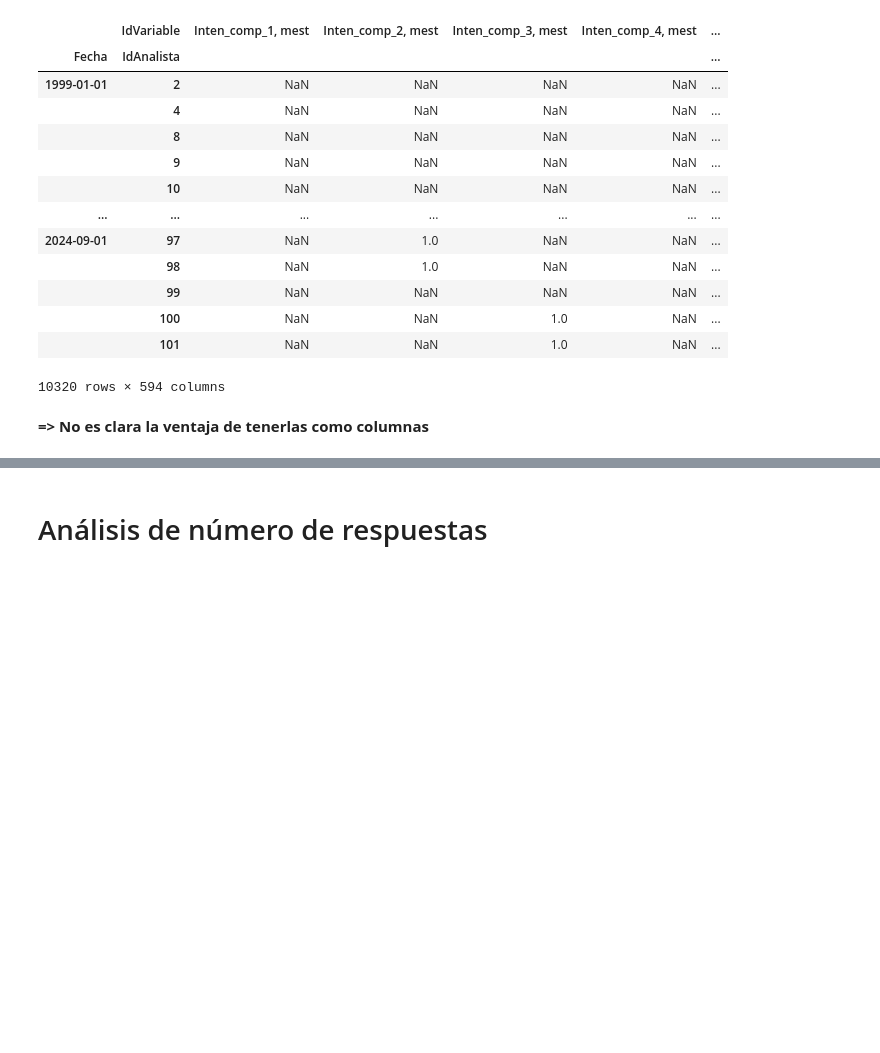
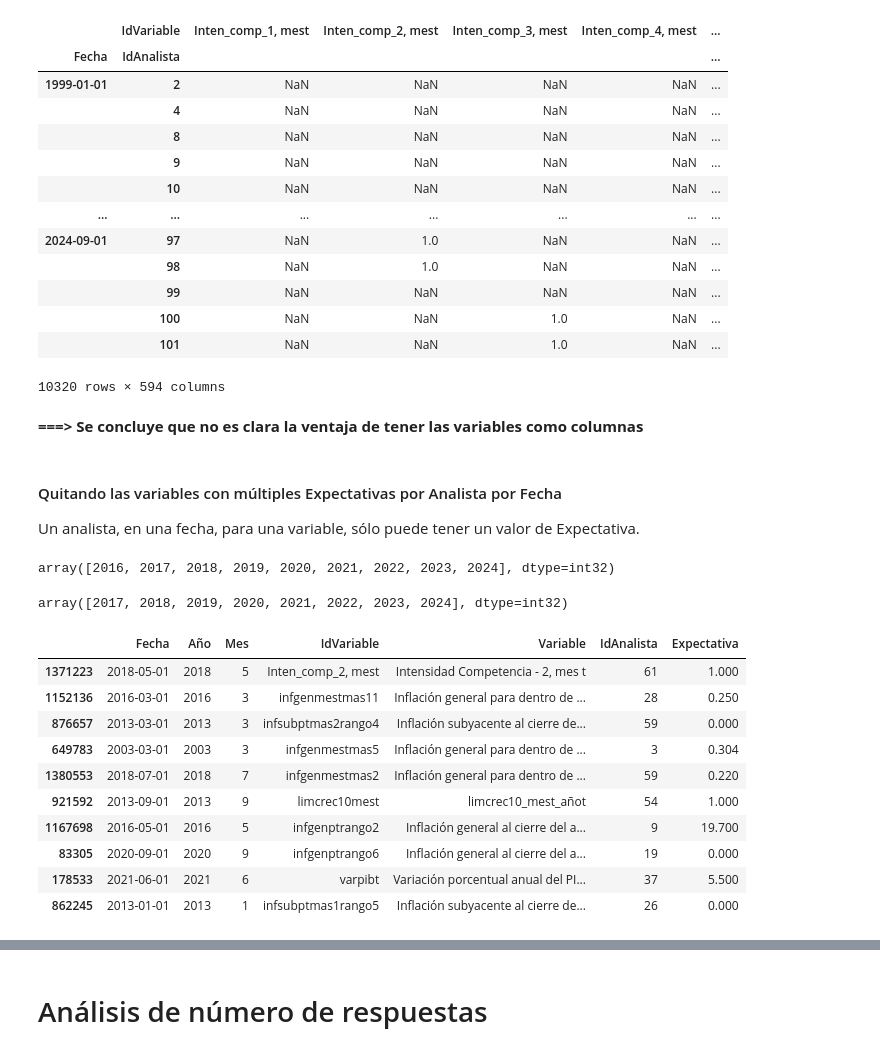
Before and after one commit to arturotena/MemoriaSeminario2024, a Jupyter notebook: Avance.ipynb, the cells around one changed output, grey strips where cells are left out. Saved outputs shown, nothing was run; the diff lists cells and outputs as text; code cells hidden in the pictures; blank space fills up the shorter version.

Commit message:
Quitar variables con múltiples Expectativas por Analista por Fecha

```diff
--- a/Avance.ipynb
+++ b/Avance.ipynb
@@ -317,9 +319,9 @@ array(['Valor del tipo de cambio promedio durante el mes t+1',
 # Se eliminan los renglones con esas variables incongruentes
 arr_idVariables_a_quitar=df_variables_con_mismo_idVariable['IdVariable'].unique()
 display(arr_idVariables_a_quitar)
-df_homol=df_ord.query("IdVariable not in @arr_idVariables_a_quitar")
+df_vars_congr=df_ord.query("IdVariable not in @arr_idVariables_a_quitar")
 
-display((df_homol.index.size-df_ord.index.size)/df_ord.index.size*100)
+display((df_vars_congr.index.size-df_ord.index.size)/df_ord.index.size*100)
 # Se quitaron aproximadamente el 2.6% de los renglones
 # %% [output]
 array(['tcmestmas1', 'tcmestmas2', 'tcmestmas3'], dtype=object)
@@ -413,4 +402,45 @@ except Exception as e:
 |  | 101 | NaN | NaN | 1.0 | NaN | ... |
 10320 rows × 594 columns
 # %% [markdown]
-**=> No es clara la ventaja de tenerlas como columnas**
+**===> Se concluye que no es clara la ventaja de tener las variables como columnas**
+# %% [markdown]
+#### Quitando las variables con múltiples Expectativas por Analista por Fecha
+
+Un analista, en una fecha, para una variable, sólo puede tener un valor de Expectativa.
+# %%
+multiples_expectativas=df_vars_congr.duplicated(
+    subset=['Fecha','Año','Mes','IdVariable','Variable','IdAnalista'], # todo excepto Expectativa
+    keep=False # marca todos los renglones involucrados
+)
+# Verificando que la búsqueda de Expectativas múltiples sea correcta
+#falsos     = multiples_expectativas[multiples_expectativas != False]
+#verdaderos = multiples_expectativas[multiples_expectativas != True]
+#display(falsos.size, verdaderos.size, falsos.size+verdaderos.size, df_vars_congr.shape)
+
+renglones_multiples_expectativas=df_vars_congr.loc[multiples_expectativas]
+idVariables_multiples_expectativas=renglones_multiples_expectativas['IdVariable'].unique()
+
+# Investigando si estas variables siempre han tenido múltiples Expectativas por analista por mes
+display(
+    df_vars_congr.query('IdVariable in @idVariables_multiples_expectativas')['Año'].unique(),
+    renglones_multiples_expectativas['Año'].unique())
+# Se ve que en 2016 no había error.
+# %% [output]
+array([2016, 2017, 2018, 2019, 2020, 2021, 2022, 2023, 2024], dtype=int32)
+array([2017, 2018, 2019, 2020, 2021, 2022, 2023, 2024], dtype=int32)
+# %%
+# No obstante, se eliminarán estas variables de el dataset.
+df_vars_homolog = df_vars_congr.query('IdVariable not in @idVariables_multiples_expectativas')
+df_vars_homolog.sample(10)
+# %% [output]
+|  | Fecha | Año | Mes | IdVariable | Variable | IdAnalista | Expectativa |
+| 1371223 | 2018-05-01 | 2018 | 5 | Inten_comp_2, mest | Intensidad Competencia - 2, mes t | 61 | 1.000 |
+| 1152136 | 2016-03-01 | 2016 | 3 | infgenmestmas11 | Inflación general para dentro de ... | 28 | 0.250 |
+| 876657 | 2013-03-01 | 2013 | 3 | infsubptmas2rango4 | Inflación subyacente al cierre de... | 59 | 0.000 |
+| 649783 | 2003-03-01 | 2003 | 3 | infgenmestmas5 | Inflación general para dentro de ... | 3 | 0.304 |
+| 1380553 | 2018-07-01 | 2018 | 7 | infgenmestmas2 | Inflación general para dentro de ... | 59 | 0.220 |
+| 921592 | 2013-09-01 | 2013 | 9 | limcrec10mest | limcrec10_mest_añot | 54 | 1.000 |
+| 1167698 | 2016-05-01 | 2016 | 5 | infgenptrango2 | Inflación general al cierre del a... | 9 | 19.700 |
+| 83305 | 2020-09-01 | 2020 | 9 | infgenptrango6 | Inflación general al cierre del a... | 19 | 0.000 |
+| 178533 | 2021-06-01 | 2021 | 6 | varpibt | Variación porcentual anual del PI... | 37 | 5.500 |
+| 862245 | 2013-01-01 | 2013 | 1 | infsubptmas1rango5 | Inflación subyacente al cierre de... | 26 | 0.000 |
```
Also changed, not shown: parts of 8 cells of this notebook.
